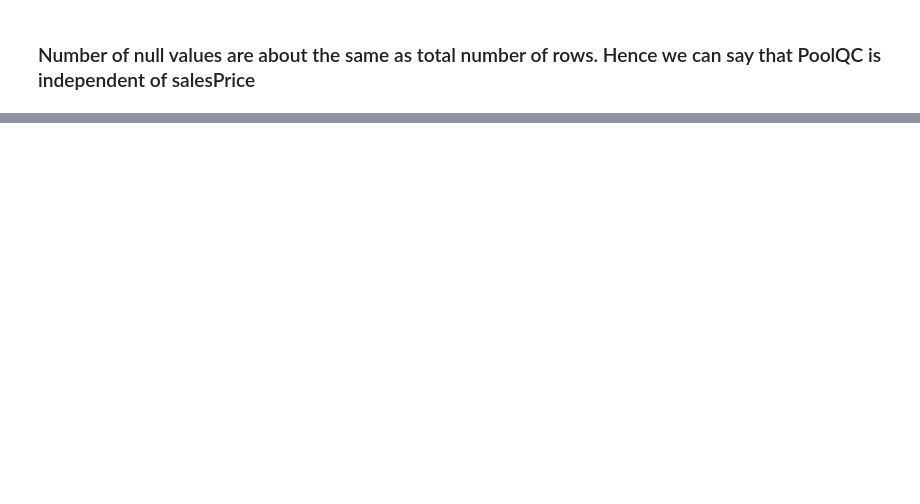
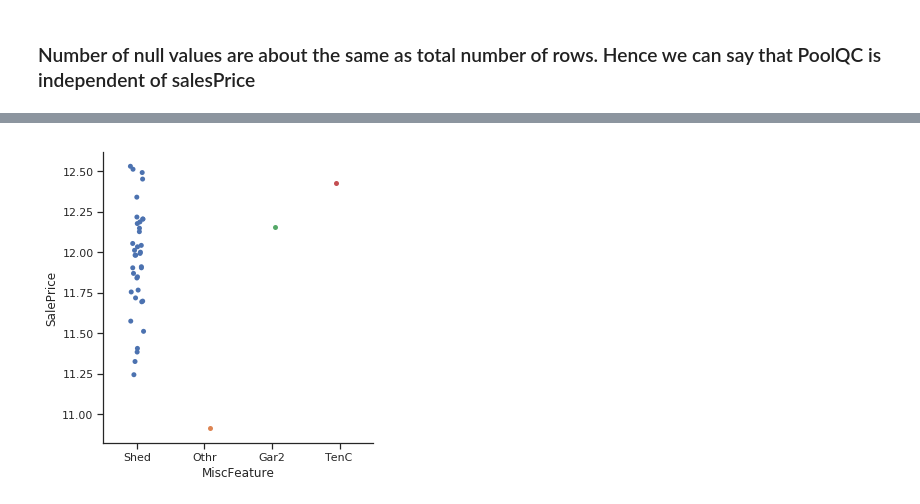
Before and after one commit to diningPhilosopher64/HousePricePrediction, a Jupyter notebook: Untitled.ipynb, the cells around one changed output, grey strips where cells are left out. Saved outputs shown, nothing was run; the diff lists cells and outputs as text; code cells hidden in the pictures; blank space fills up the shorter version.

```diff
--- a/Untitled.ipynb
+++ b/Untitled.ipynb
@@ -207,0 +268,4 @@ array(['None', 'Ex', 'Fa', 'Gd'], dtype=object)
+# %%
+sns.catplot(x="MiscFeature", y="SalePrice", data=train);
+# %% [output]
+[figure, added]
```
Also changed, not shown: parts of 43 cells of this notebook, 1 other file.
